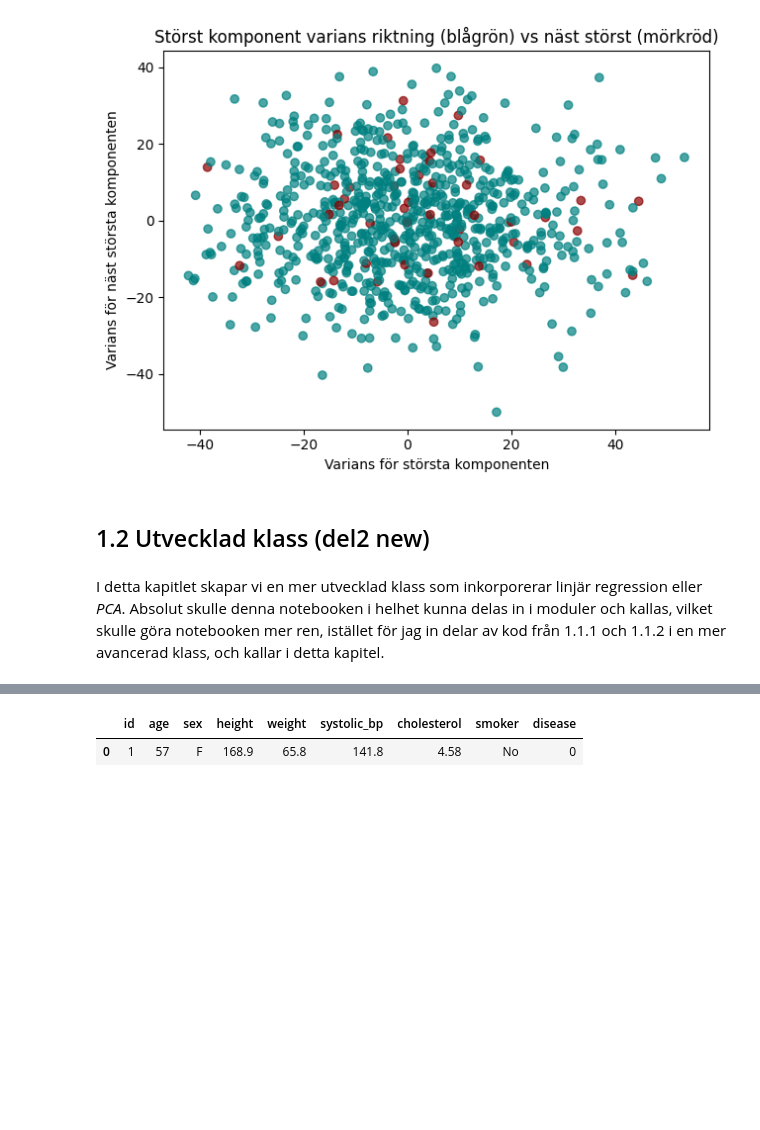
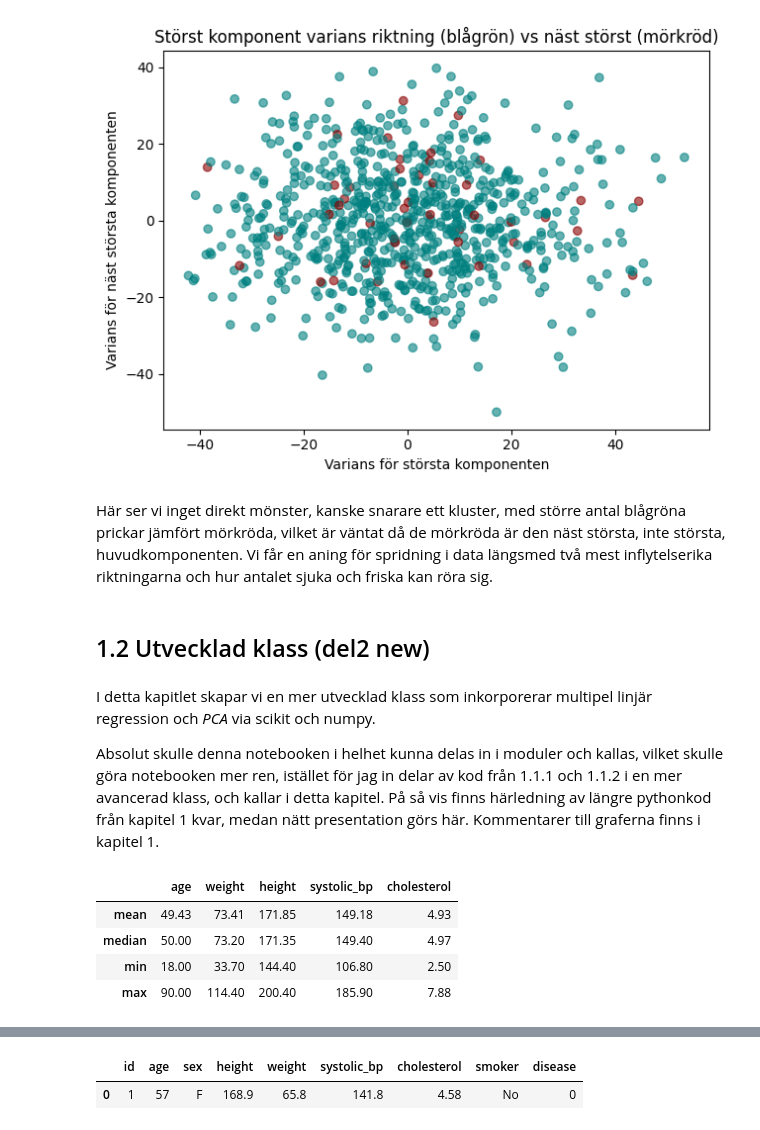
Before and after one commit to MaWe96/Health-Study-Python, a Jupyter notebook: notebook.ipynb, the cells around one changed output, grey strips where cells are left out. Saved outputs shown, nothing was run; the diff lists cells and outputs as text; code cells hidden in the pictures; blank space fills up the shorter version.

```diff
--- a/notebook.ipynb
+++ b/notebook.ipynb
@@ -332,7 +334,23 @@ plt.tight_layout()
 plt.show()
 # %% [output]
 [figure]
+# %% [markdown]
+Här ser vi inget direkt mönster, kanske snarare ett kluster, med större antal blågröna prickar jämfört mörkröda, vilket är väntat då de mörkröda är den näst största, inte största, huvudkomponenten. Vi får en aning för spridning i data längsmed två mest inflytelserika riktningarna och hur antalet sjuka och friska kan röra sig.
 # %% [markdown]
 ## 1.2 Utvecklad klass (del2 new)
 # %% [markdown]
-I detta kapitlet skapar vi en mer utvecklad klass som inkorporerar linjär regression eller *PCA*. Absolut skulle denna notebooken i helhet kunna delas in i moduler och kallas, vilket skulle göra notebooken mer ren, istället för jag in delar av kod från 1.1.1 och 1.1.2 i en mer avancerad klass, och kallar i detta kapitel.
+I detta kapitlet skapar vi en mer utvecklad klass som inkorporerar multipel linjär regression och *PCA* via scikit och numpy.
+
+Absolut skulle denna notebooken i helhet kunna delas in i moduler och kallas, vilket skulle göra notebooken mer ren, istället för jag in delar av kod från 1.1.1 och 1.1.2 i en mer avancerad klass, och kallar i detta kapitel. På så vis finns härledning av längre pythonkod från kapitel 1 kvar, medan nätt presentation görs här. Kommentarer till graferna finns i kapitel 1.
+# %%
+from src.advanced_class import ComplexHandler # importera ny klass
+
+Handler_Instance = ComplexHandler(df)
+
+Handler_Instance.assign_metric_calculations() # titta på .agg() DataFrame (basic statistics)
+# %% [output]
+|  | age | weight | height | systolic_bp | cholesterol |
+| mean | 49.43 | 73.41 | 171.85 | 149.18 | 4.93 |
+| median | 50.00 | 73.20 | 171.35 | 149.40 | 4.97 |
+| min | 18.00 | 33.70 | 144.40 | 106.80 | 2.50 |
+| max | 90.00 | 114.40 | 200.40 | 185.90 | 7.88 |
```
Also changed, not shown: parts of 11 cells of this notebook, 1 other file.
